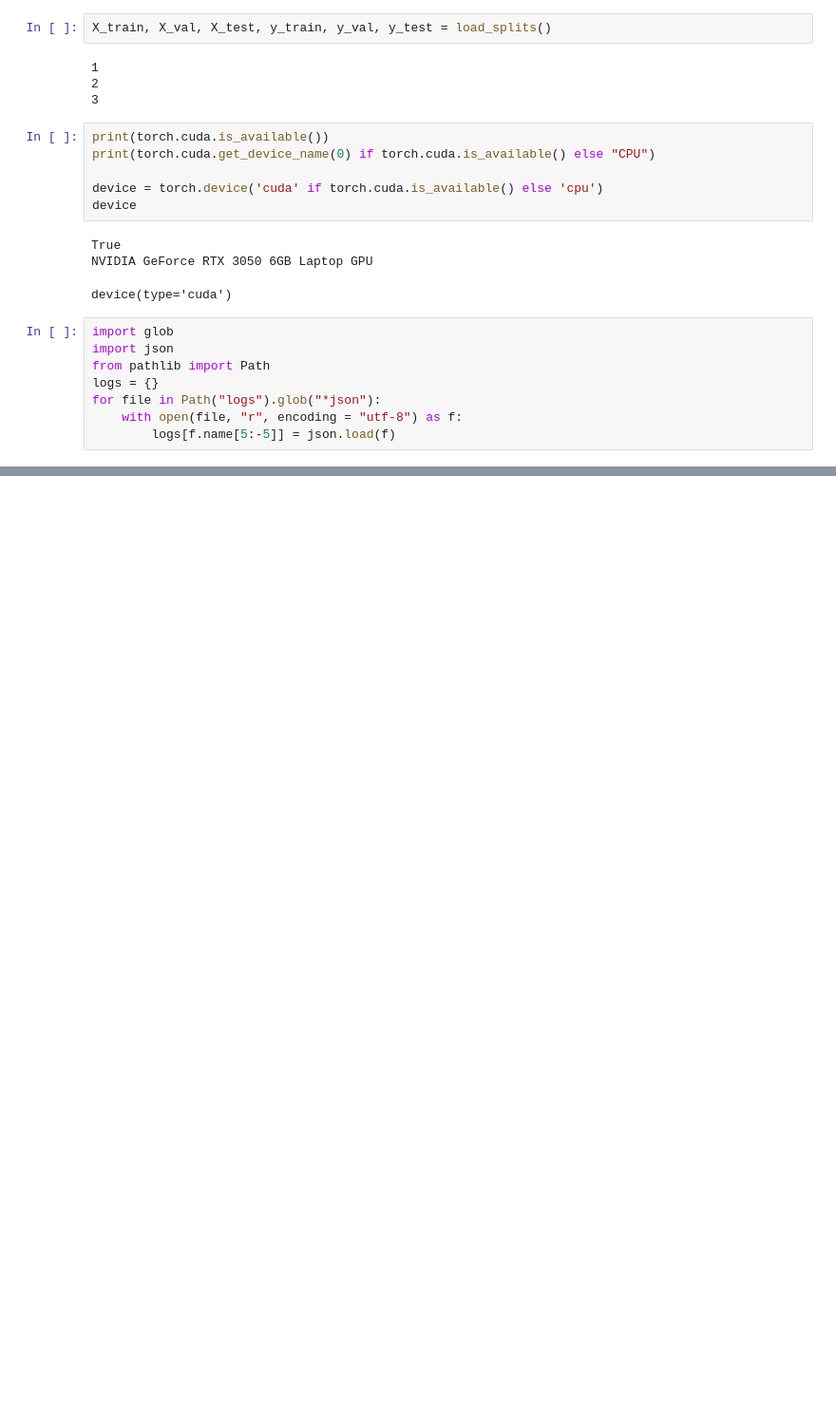
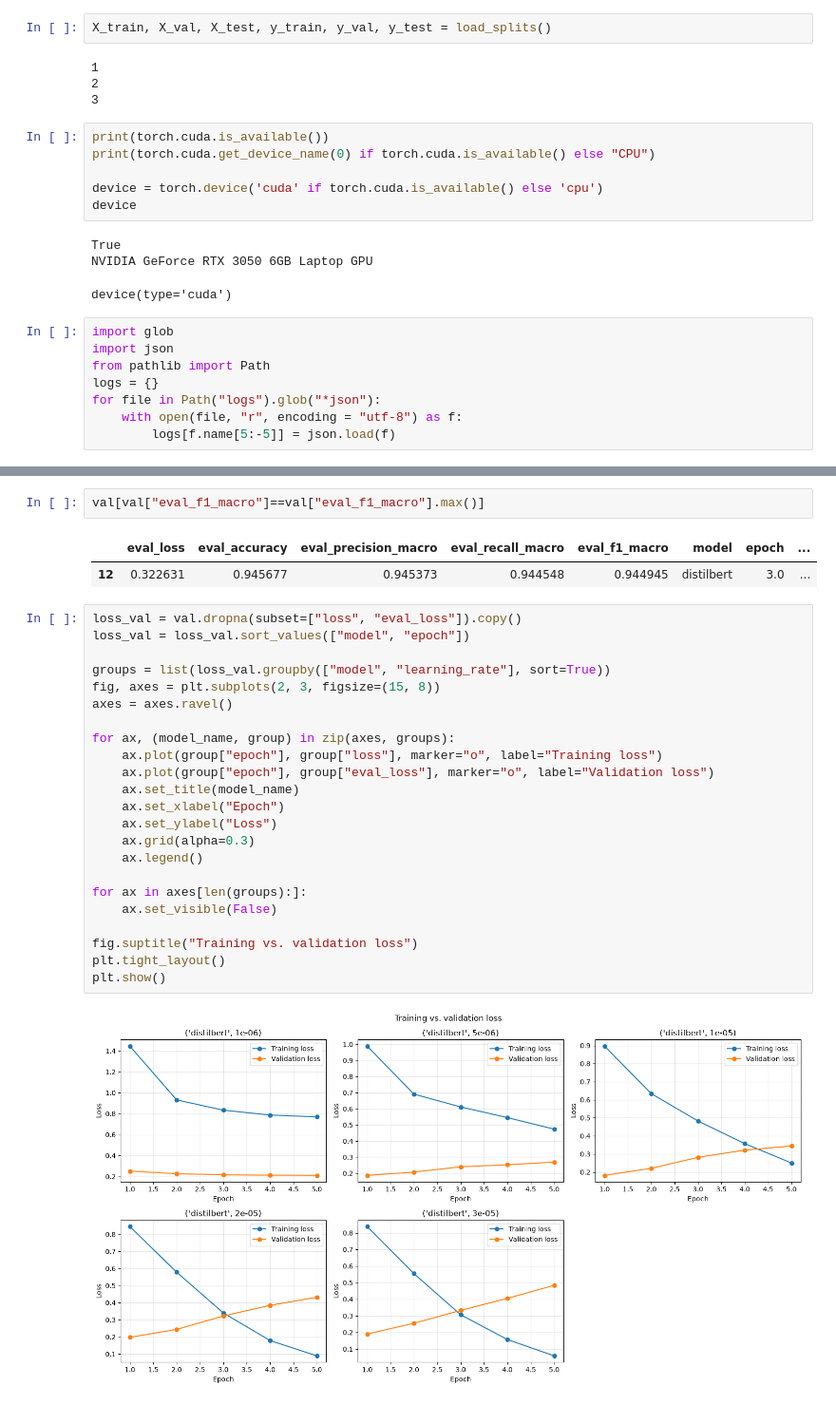
Before and after one commit to takiboti2/fakenewsclassification-demo, a Jupyter notebook: evaluation.ipynb, the cells around one changed output, grey strips where cells are left out. Shown at 95% size. Cells and saved outputs as stored; diff of their text form; blank space fills up the shorter version.

```diff
--- a/evaluation.ipynb
+++ b/evaluation.ipynb
@@ -174,0 +143,30 @@ plt.show()
+# %%
+val[val["eval_f1_macro"]==val["eval_f1_macro"].max()]
+# %% [output]
+|  | eval_loss | eval_accuracy | eval_precision_macro | eval_recall_macro | eval_f1_macro | model | epoch | ... |
+| 12 | 0.322631 | 0.945677 | 0.945373 | 0.944548 | 0.944945 | distilbert | 3.0 | ... |
+# %%
+loss_val = val.dropna(subset=["loss", "eval_loss"]).copy()
+loss_val = loss_val.sort_values(["model", "epoch"])
+
+groups = list(loss_val.groupby(["model", "learning_rate"], sort=True))
+fig, axes = plt.subplots(2, 3, figsize=(15, 8))
+axes = axes.ravel()
+
+for ax, (model_name, group) in zip(axes, groups):
+    ax.plot(group["epoch"], group["loss"], marker="o", label="Training loss")
+    ax.plot(group["epoch"], group["eval_loss"], marker="o", label="Validation loss")
+    ax.set_title(model_name)
+    ax.set_xlabel("Epoch")
+    ax.set_ylabel("Loss")
+    ax.grid(alpha=0.3)
+    ax.legend()
+
+for ax in axes[len(groups):]:
+    ax.set_visible(False)
+
+fig.suptitle("Training vs. validation loss")
+plt.tight_layout()
+plt.show()
+# %% [output]
+[figure, added]
```
Also changed, not shown: parts of 8 cells of this notebook, 7 other files.
